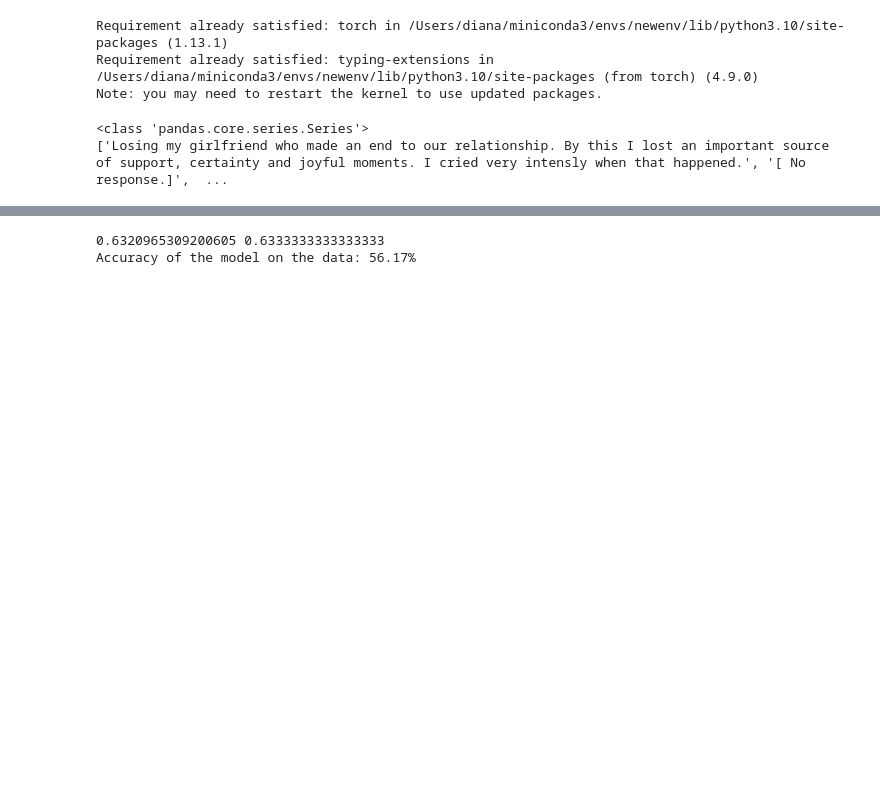
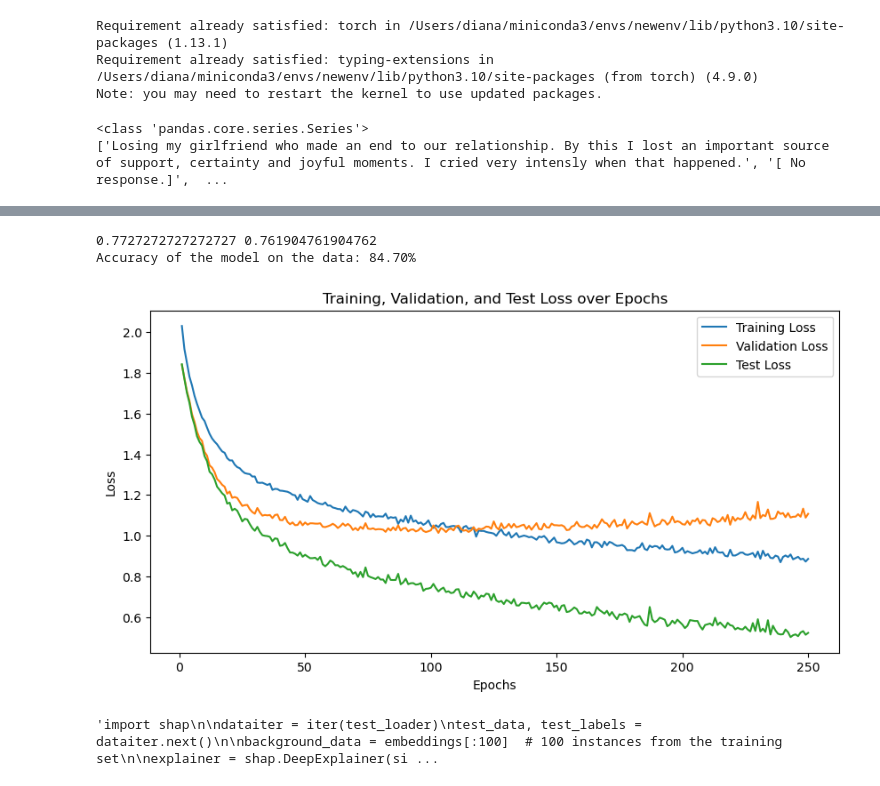
Before and after one commit to Diana-proj/TeamLab, a Jupyter notebook: TL_advanced.ipynb, the cells around one changed output, grey strips where cells are left out. Cells and saved outputs as stored; diff of their text form; code cells hidden in the pictures; blank space fills up the shorter version.

```diff
--- a/TL_advanced.ipynb
+++ b/TL_advanced.ipynb
@@ -84,11 +113,12 @@ for index, sentence in enumerate(df['Text_dev']):
     strings_dev.append (sentence)
 print (strings_dev[0:3])
 
-strings_dev = df['Text_dev'].tolist()
 
 y_dev = df['Emotions_dev'].values
 y_dev_encoded = np.array([label_encoding[label] for label in y_dev])
-y_dev_encoded = torch.tensor (y_dev_encoded)
+y_dev_tensor = torch.tensor (y_dev_encoded)
+#print (len (strings_dev))
+#print (y_dev_tensor.shape)
 # %% [output]
 <class 'pandas.core.series.Series'>
 ['[ Laziness makes one sad.]', 'I had to leave my girlfriend for 4 weeks because of my studies. This happens frequently. The last 24 hours before my departure are always very depressing.', 'I promised ...
@@ -235,5 +258,5 @@ hidden_dim = 128
 output_dim = 7  # Number of emotion classes
 # %%
-simp_model = SimpleNN(input_dim, hidden_dim, output_dim).to(device)
+simp_model = SimpleNN(input_dim, hidden_dim1, output_dim).to(device)
 lossf = nn.CrossEntropyLoss()
-optimizer = optim.Adam(simp_model.parameters(), lr=0.0005, weight_decay=1e-6) # L2 regularization
+optimizer = optim.AdamW(simp_model.parameters(), lr=0.0001, weight_decay=1e-6) # L2 regularization #
@@ -274,4 +321,6 @@ Epoch [300/300], Loss: 1.1748
 # %%
+from sklearn.metrics import f1_score
+
 simp_model.eval()
 with torch.no_grad():
     correct = 0
@@ -282,9 +331,21 @@ with torch.no_grad():
         total += batch_labels.size(0)
         correct += (predicted == batch_labels).sum().item()
     f1 = f1_score(predicted , batch_labels, average='weighted')
-    f1_micro = f1_score(predicted , batch_labels, average='micro')
-    print (f1, f1_micro)
+    f1_macro = f1_score(predicted , batch_labels, average='macro')
+    print (f1, f1_macro)
     print(f'Accuracy of the model on the data: {100 * correct / total:.2f}%')
 # %% [output]
-0.6320965309200605 0.6333333333333333
-Accuracy of the model on the data: 56.17%
+0.7727272727272727 0.761904761904762
+Accuracy of the model on the data: 84.70%
+# %%
+plt.figure(figsize=(10, 5))
+plt.plot(range(1, num_epochs+1), train_losses, label='Training Loss')
+plt.plot(range(1, num_epochs+1), val_losses, label='Validation Loss')
+plt.plot(range(1, num_epochs+1), test_losses, label='Test Loss')
+plt.xlabel('Epochs')
+plt.ylabel('Loss')
+plt.title('Training, Validation, and Test Loss over Epochs')
+plt.legend()
+plt.show()
+# %% [output]
+[figure, added]
@@ -290,0 +354,15 @@ Accuracy of the model on the data: 56.17%
+# %%
+"""import shap
+
+dataiter = iter(test_loader)
+test_data, test_labels = dataiter.next()
+
+background_data = embeddings[:100]  # 100 instances from the training set
+
+explainer = shap.DeepExplainer(simp_model, background_data)
+
+# Generate SHAP values
+test_data.requires_grad = True
+shap_values = explainer.shap_values(test_data)"""
+# %% [output]
+'import shap\n\ndataiter = iter(test_loader)\ntest_data, test_labels = dataiter.next()\n\nbackground_data = embeddings[:100]  # 100 instances from the training set\n\nexplainer = shap.DeepExplainer(si ...
```
Also changed, not shown: parts of 18 cells of this notebook.
